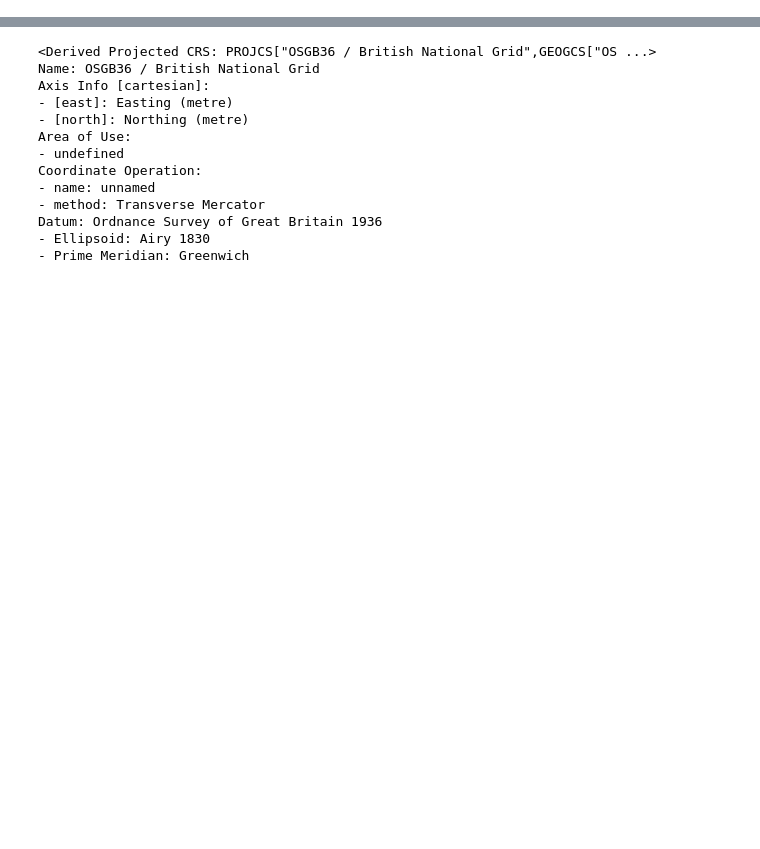
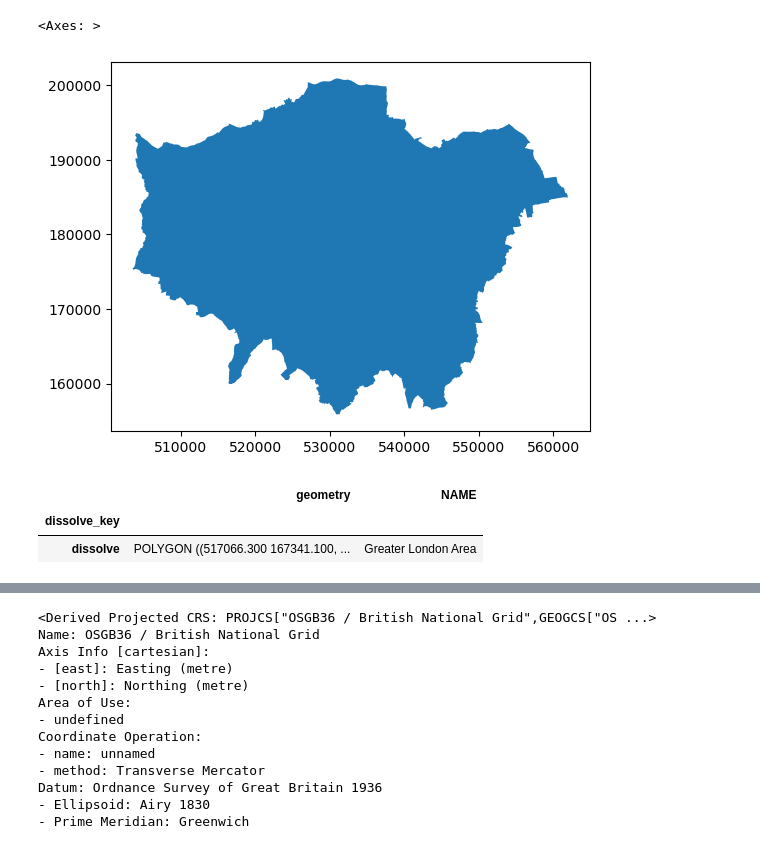
Before and after one commit to mushtary-mumu/crime_patterns, a Jupyter notebook: src/notebooks/load_data.ipynb, the cells around one changed output, grey strips where cells are left out. Drawn from its saved outputs; the diff is of its cells as text; code cells hidden in the pictures; blank space fills up the shorter version.

```diff
--- a/src/notebooks/load_data.ipynb
+++ b/src/notebooks/load_data.ipynb
@@ -199 +80,12 @@ mps_ward_burglary_2019_gdf.to_file(join(cleaned_data_dir, "MPS_Ward_Level_burgla
+# %%
+london_ward_dissolved.plot()
+# %% [output]
+<Axes: >
+[figure, added]
+# %%
+london_ward_dissolved[["geometry", "NAME"]].to_file("")
+# %% [output]
+|  | geometry | NAME |
+| dissolve_key |  |  |
+| dissolve | POLYGON ((517066.300 167341.100, ... | Greater London Area |
 # %%
```
Also changed, not shown: parts of 30 cells of this notebook, 6 other files.
